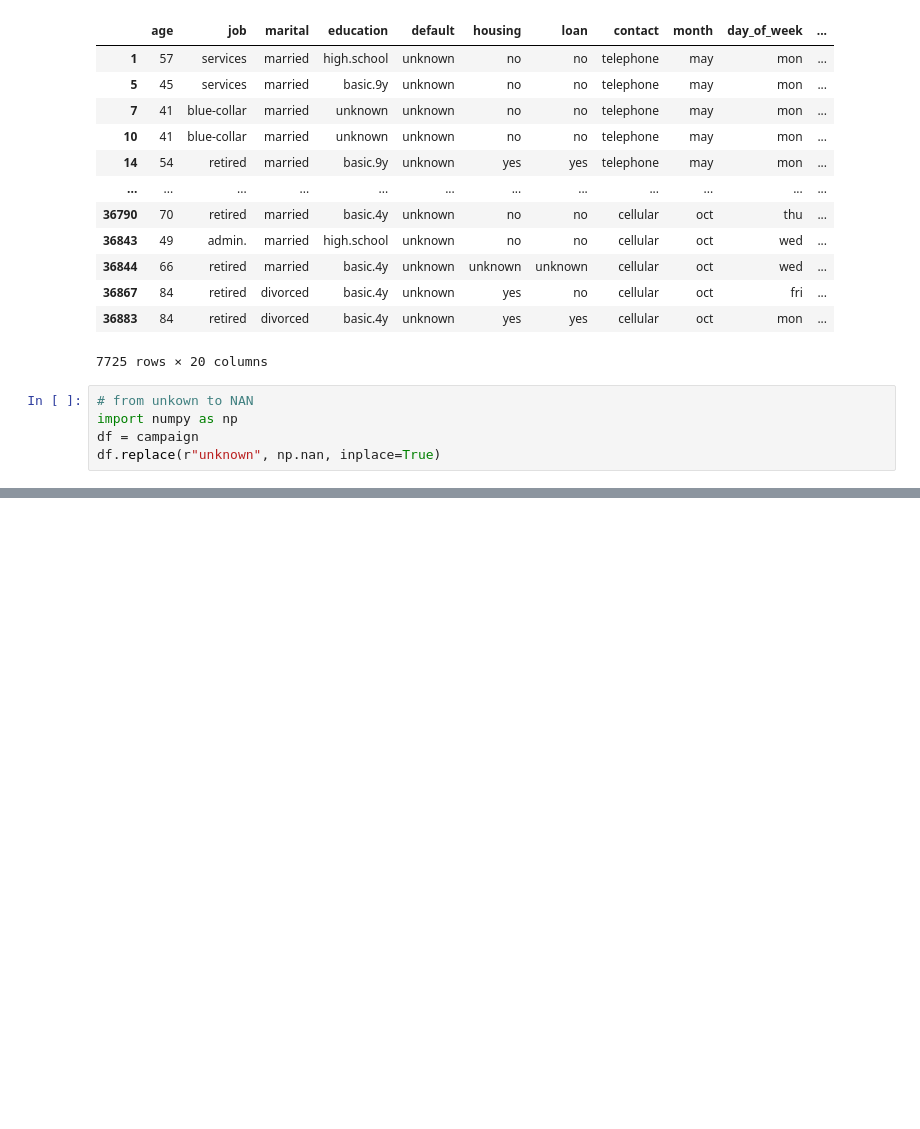
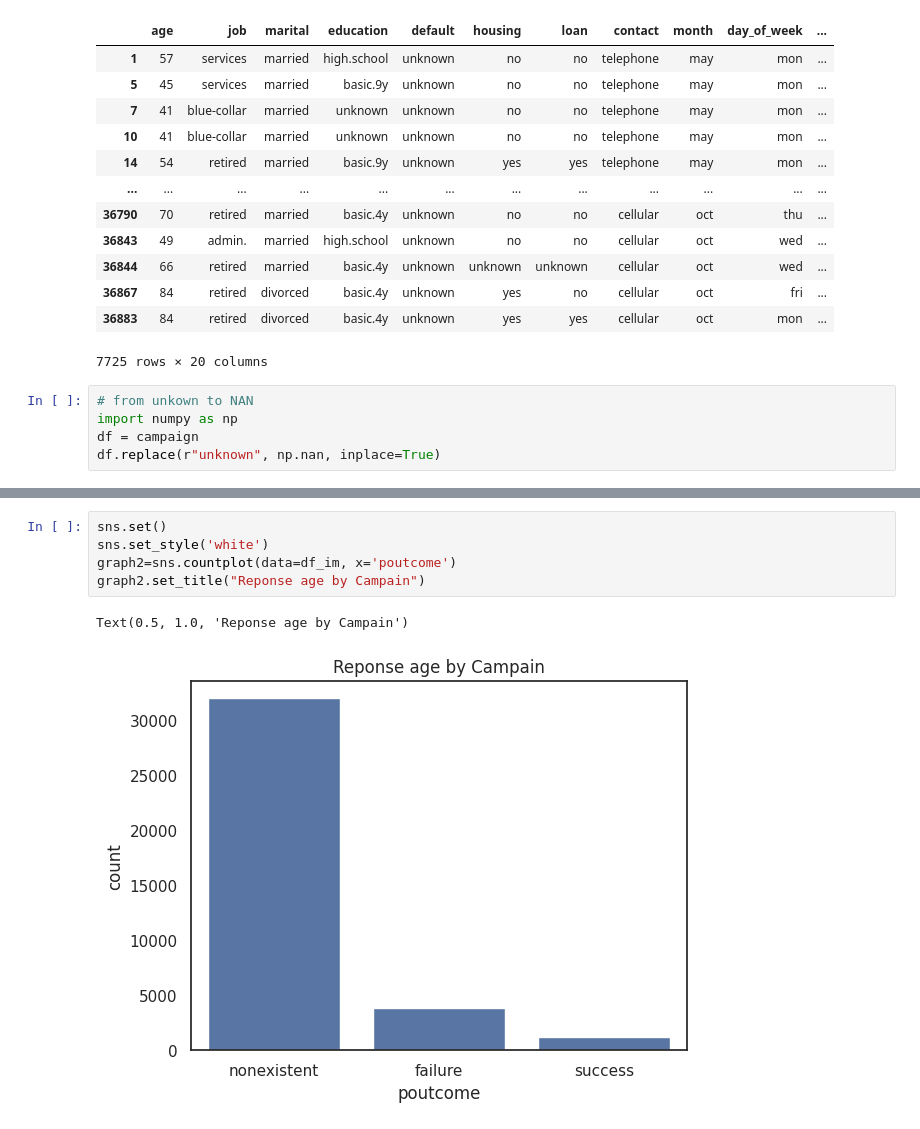
Before and after one commit to josegabrielguerrero26/CSE450-machinelearning, a Jupyter notebook: notebooks/starter_bankproject.ipynb, the cells around one changed output, grey strips where cells are left out. Saved outputs shown, nothing was run; the diff lists cells and outputs as text; blank space fills up the shorter version.

```diff
--- a/notebooks/starter_bankproject.ipynb
+++ b/notebooks/starter_bankproject.ipynb
@@ -113,0 +188,8 @@ dtype: int64
+# %%
+sns.set()
+sns.set_style('white')
+graph2=sns.countplot(data=df_im, x='poutcome')
+graph2.set_title("Reponse age by Campain")
+# %% [output]
+Text(0.5, 1.0, 'Reponse age by Campain')
+[figure, added]
```
Also changed, not shown: parts of 11 cells of this notebook.
